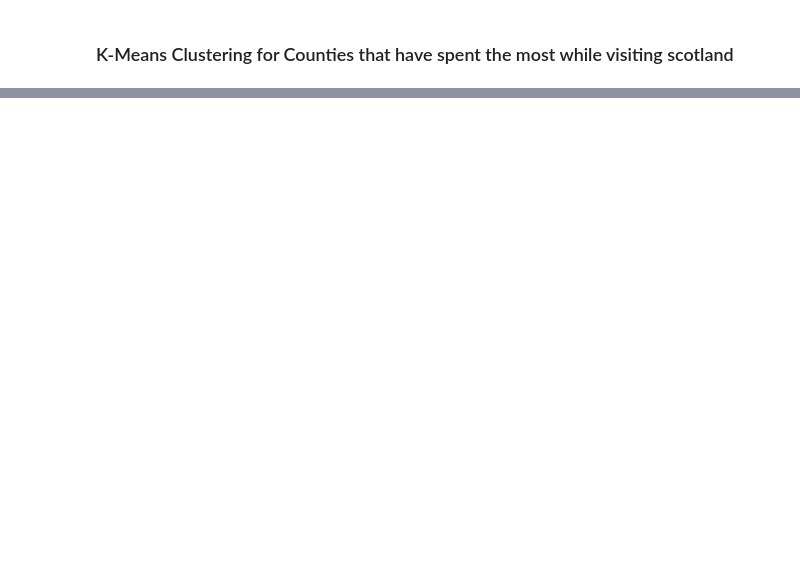
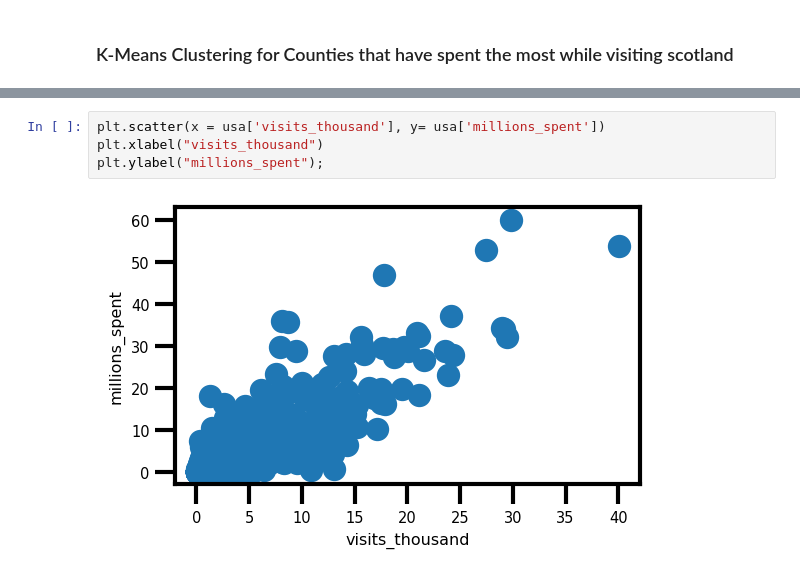
Before and after one commit to mjmarr/visit_scotland_final_project, a Jupyter notebook: analysis/q8_clustering.ipynb, the cells around one changed output, grey strips where cells are left out. Drawn from its saved outputs; the diff is of its cells as text; blank space fills up the shorter version.

```diff
--- a/analysis/q8_clustering.ipynb
+++ b/analysis/q8_clustering.ipynb
@@ -33,0 +90,6 @@ canada = pd.read_csv('../data/clean_data/countries/canada.csv')
+# %%
+plt.scatter(x = usa['visits_thousand'], y= usa['millions_spent'])
+plt.xlabel("visits_thousand")
+plt.ylabel("millions_spent");
+# %% [output]
+[figure, added]
```
Also changed, not shown: parts of 39 cells of this notebook, 7 other files.
